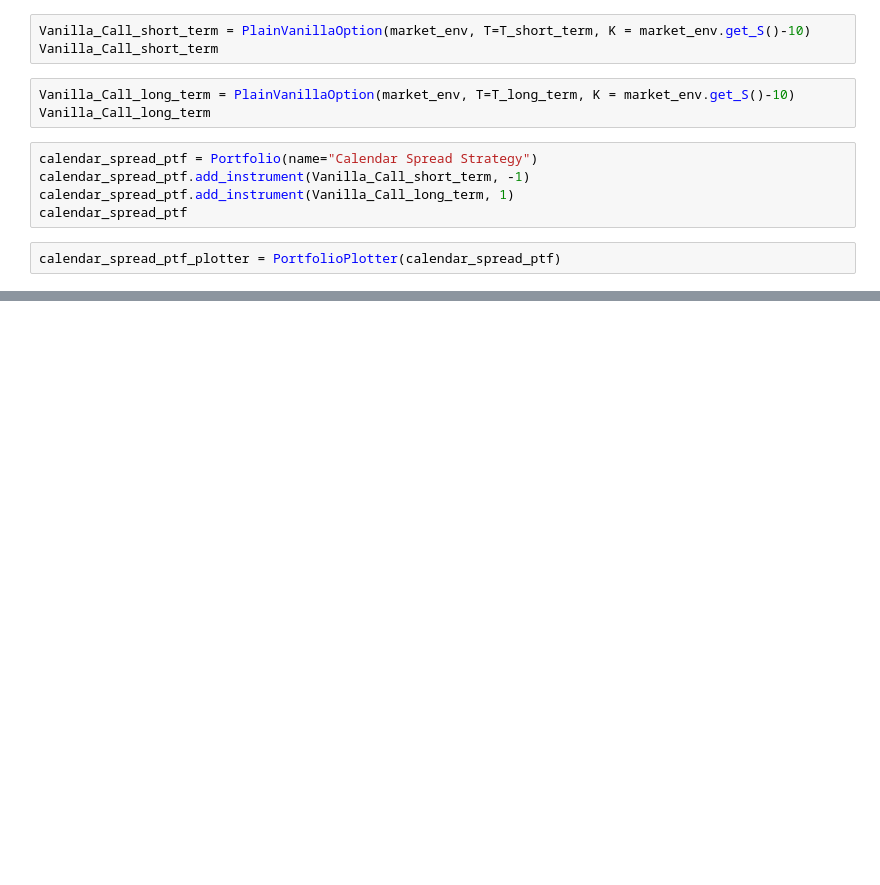
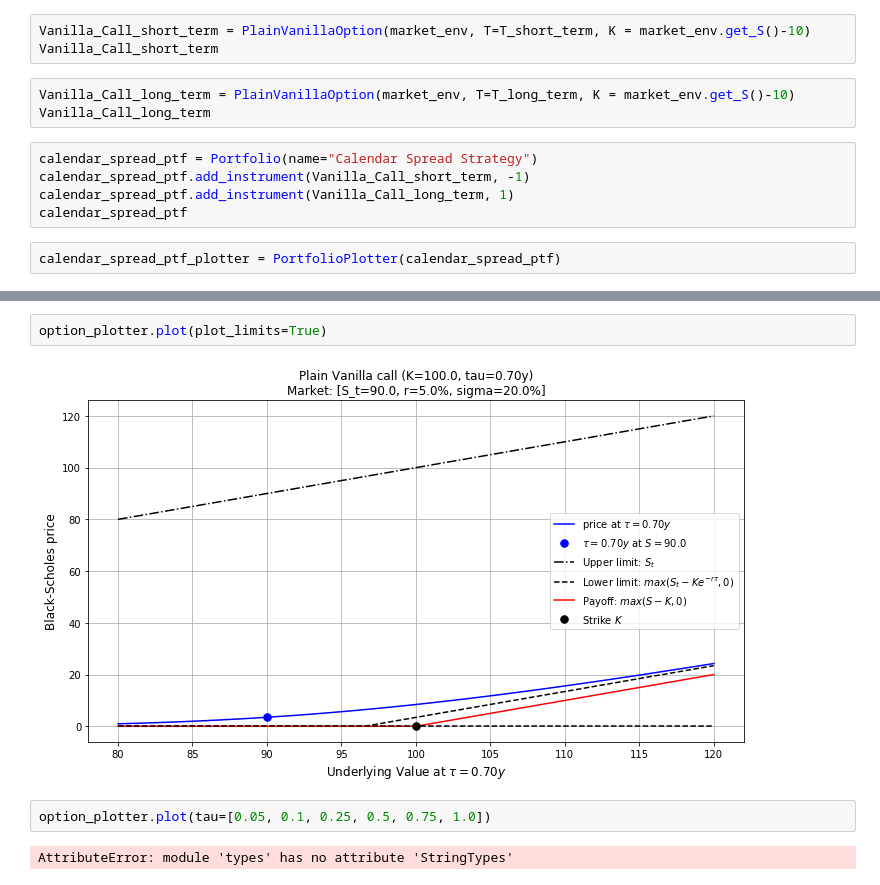
Before and after one commit to gabrielepompa88/IT-For-Business-And-Finance-2019-20, a Jupyter notebook: Notebooks/Derivatives_Analytics___Objects_Composition.ipynb, the cells around one changed output, grey strips where cells are left out. Drawn from its saved outputs; the diff is of its cells as text; blank space fills up the shorter version.

```diff
--- a/Notebooks/Derivatives_Analytics___Objects_Composition.ipynb
+++ b/Notebooks/Derivatives_Analytics___Objects_Composition.ipynb
@@ -3100,0 +3466,8 @@ class OptionPlotter:
+# %%
+option_plotter.plot(plot_limits=True)
+# %% [output]
+[figure, added]
+# %%
+option_plotter.plot(tau=[0.05, 0.1, 0.25, 0.5, 0.75, 1.0])
+# %% [output]
+AttributeError: module 'types' has no attribute 'StringTypes'
```
Also changed, not shown: parts of 144 cells of this notebook.
